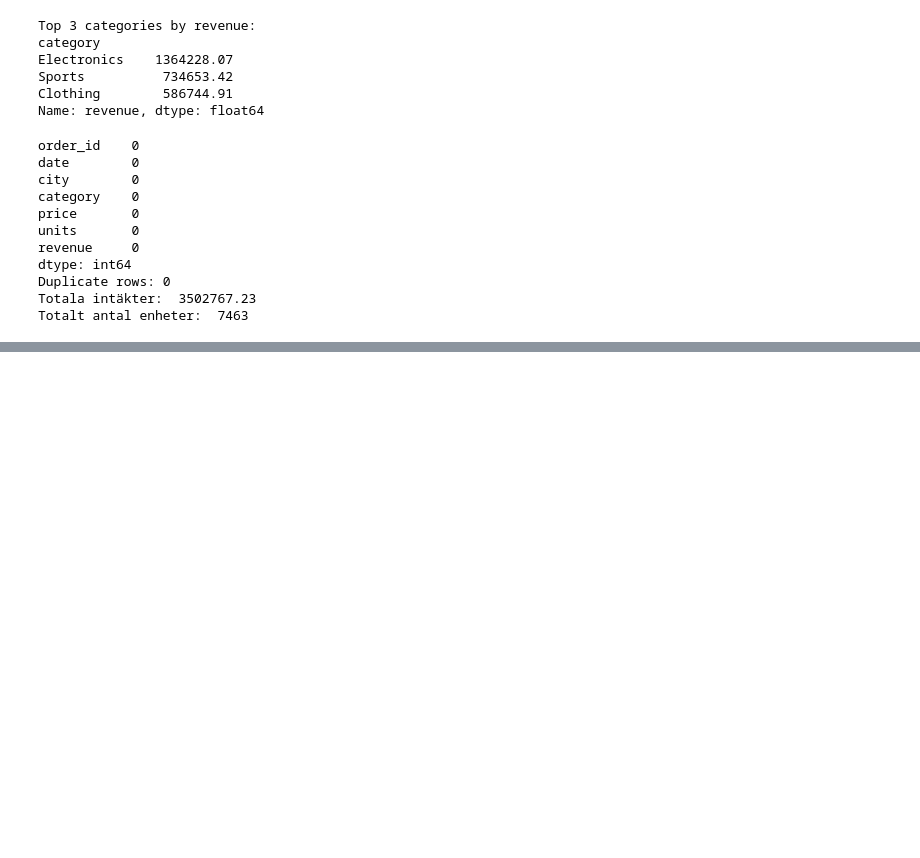
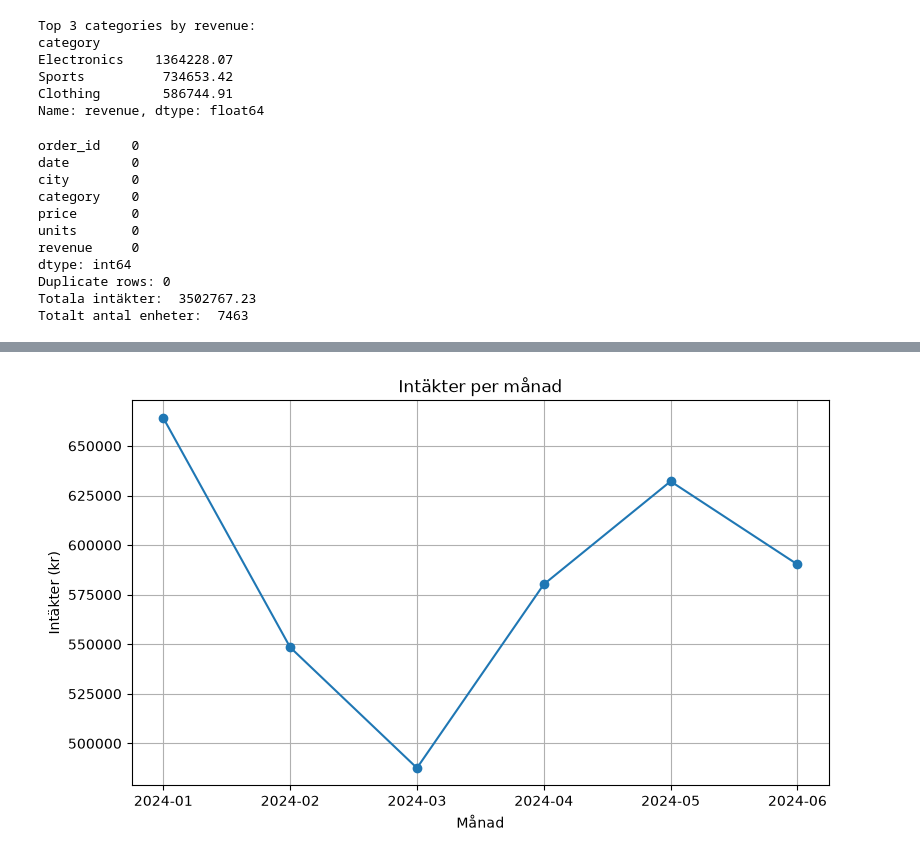
Before and after one commit to JacobFrid/E-handel-repo, a Jupyter notebook: notebooks/report.ipynb, the cells around one changed output, grey strips where cells are left out. Saved outputs shown, nothing was run; the diff lists cells and outputs as text; code cells hidden in the pictures; blank space fills up the shorter version.

```diff
--- a/notebooks/report.ipynb
+++ b/notebooks/report.ipynb
@@ -113,0 +151,20 @@ Totalt antal enheter:  7463
+# %%
+import sys
+import matplotlib.pyplot as plt
+sys.path.append("../src")
+import metrics
+import viz as V
+
+monthly_revenue = metrics.revenue_by_month(df)
+fig, ax = plt.subplots(figsize=(9, 5))
+V.line(ax, monthly_revenue.index.astype(str), monthly_revenue.values,
+    "Intäkter per månad",
+    "Månad",
+    "Intäkter (kr)"
+)
+plt.show()
+
+# Diagrammet visar intäkterna per månad.
+# Januari hade högst intäkter och mars lägst intäkter.
+# %% [output]
+[figure, added]
```
Also changed, not shown: parts of 7 cells of this notebook, 2 other files.
